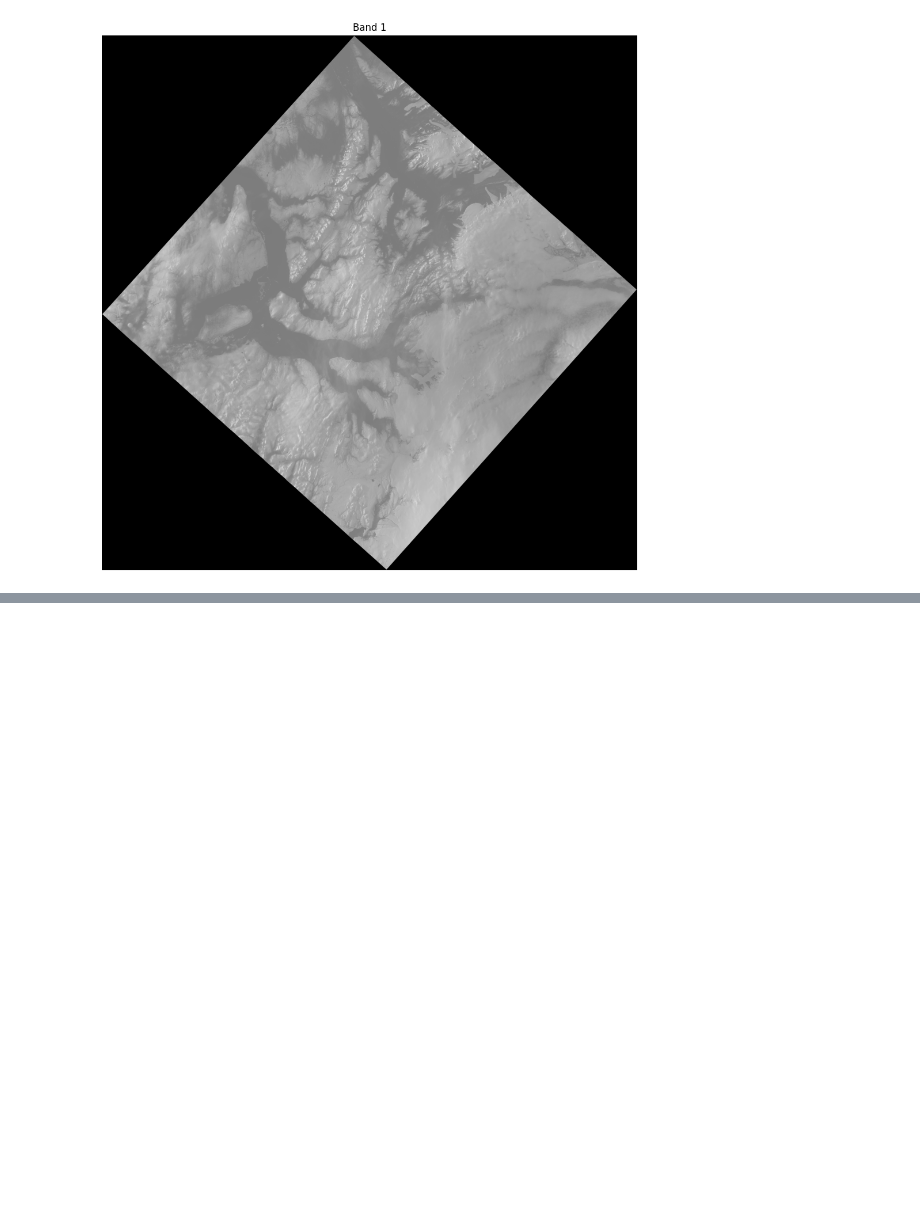
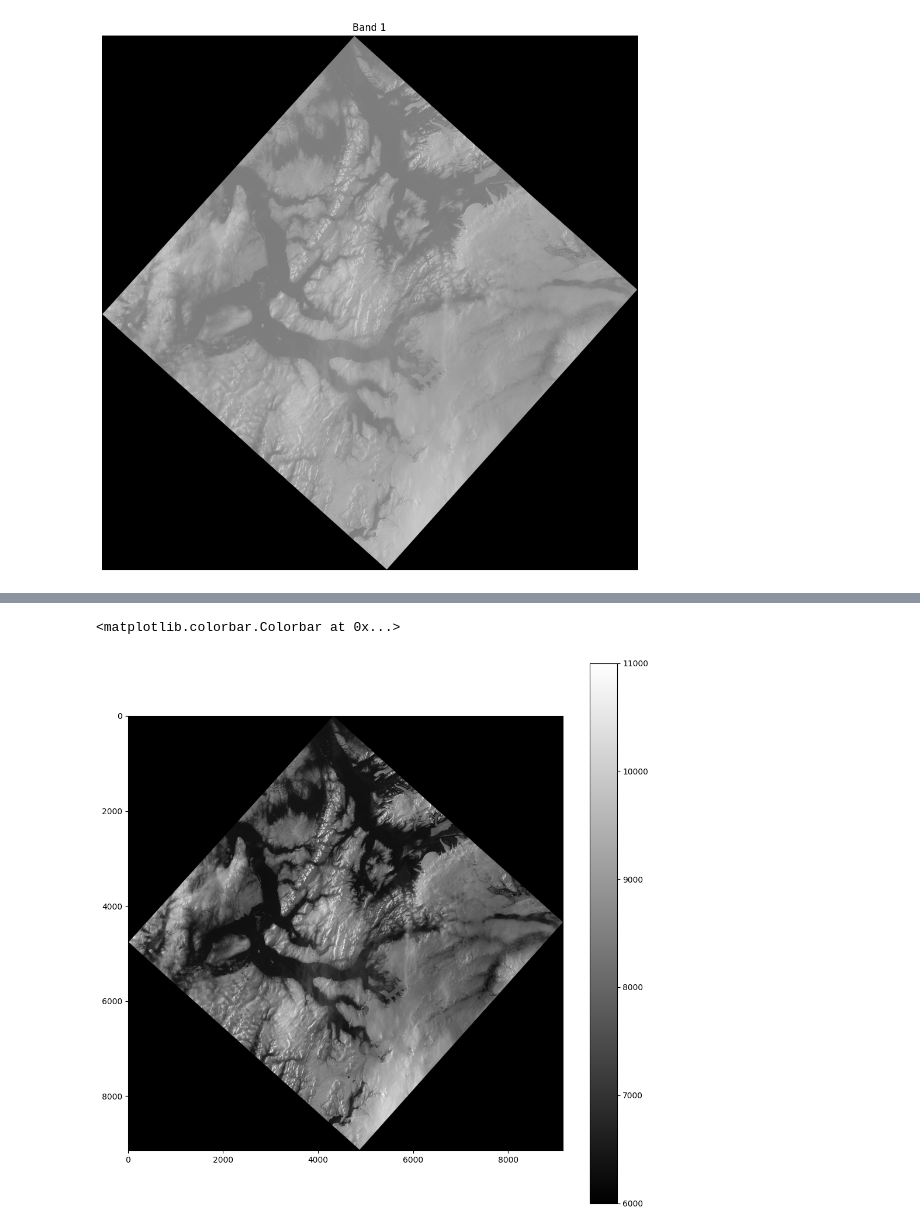
Before and after one commit to dsal/Satellite-Image-Analysis, a Jupyter notebook: 01_Landsat_8.ipynb, the cells around one changed output, grey strips where cells are left out. Cells and saved outputs as stored; diff of their text form; code cells hidden in the pictures; blank space fills up the shorter version.

```diff
--- a/01_Landsat_8.ipynb
+++ b/01_Landsat_8.ipynb
@@ -27,0 +50,7 @@ plt.show()
+# %%
+plt.figure(figsize=[12,12])
+plt.imshow(band[0], vmin=6000, vmax=11000,cmap = 'gray')
+plt.colorbar()
+# %% [output]
+<matplotlib.colorbar.Colorbar at 0x...>
+[figure, added]
```
Also changed, not shown: parts of 6 cells of this notebook.
